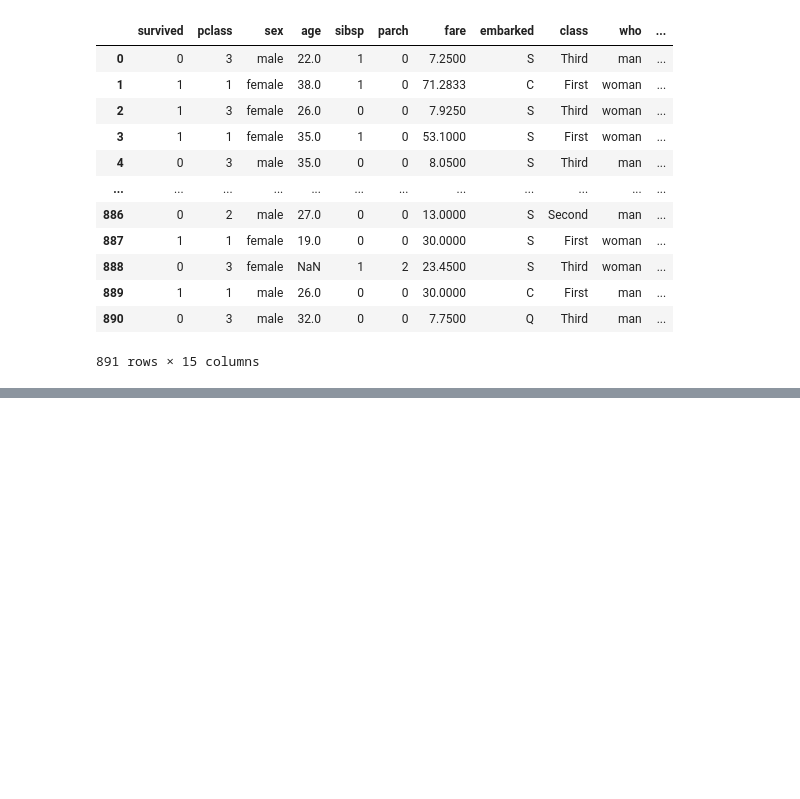
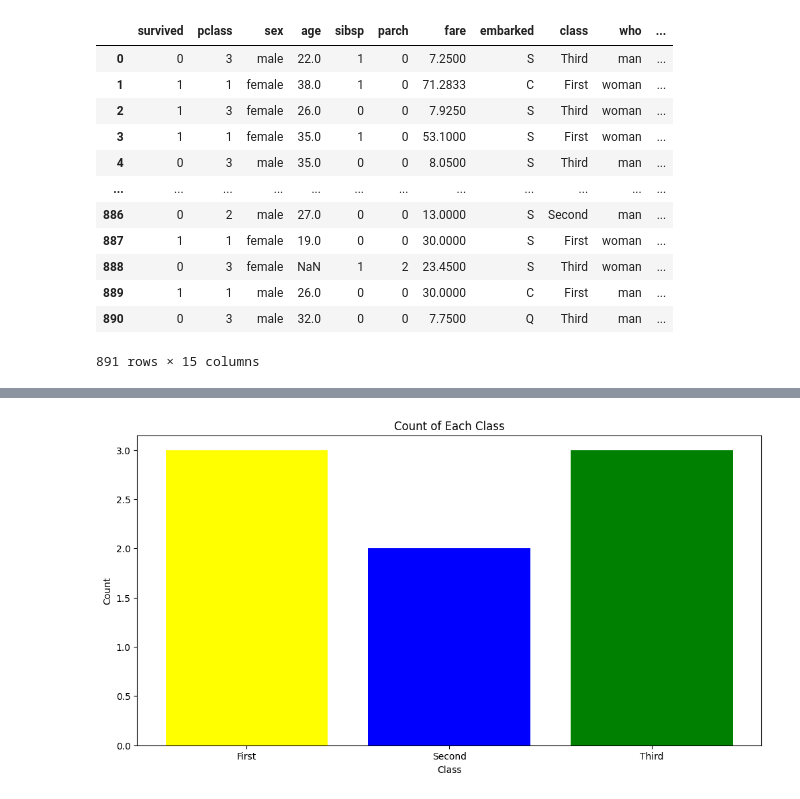
Before and after one commit to Mustufaa/Data-science, a Jupyter notebook: titanic_visualization.ipynb, the cells around one changed output, grey strips where cells are left out. Cells and saved outputs as stored; diff of their text form; code cells hidden in the pictures; blank space fills up the shorter version.

```diff
--- a/titanic_visualization.ipynb
+++ b/titanic_visualization.ipynb
@@ -37,0 +54,33 @@ TypeError: cannot unpack non-iterable Axes object
+# %%
+import matplotlib.pyplot as plt
+import pandas as pd
+
+# Example DataFrame (replace this with your actual DataFrame)
+titanic = pd.DataFrame({
+    'Class': ['First', 'Second', 'Third', 'First', 'Third', 'Second', 'Third', 'First']
+})
+
+# Count occurrences of each class
+count = titanic['Class'].value_counts()
+
+# Create the figure and axis
+fig, ax = plt.subplots(figsize=(12, 6))
+
+# Define the class names and colors
+classes = ['First', 'Second', 'Third']
+colors = ['yellow', 'blue', 'green']
+
+# Plot the bar chart
+# Ensure that all classes are accounted for, even if some have a count of 0
+bar_counts = [count.get(c, 0) for c in classes]
+ax.bar(classes, bar_counts, color=colors)
+
+# Add labels and title (optional)
+ax.set_xlabel('Class')
+ax.set_ylabel('Count')
+ax.set_title('Count of Each Class')
+
+# Show the plot
+plt.show()
+# %% [output]
+[figure, added]
```
Also changed, not shown: parts of 6 cells of this notebook, 6 other files.
